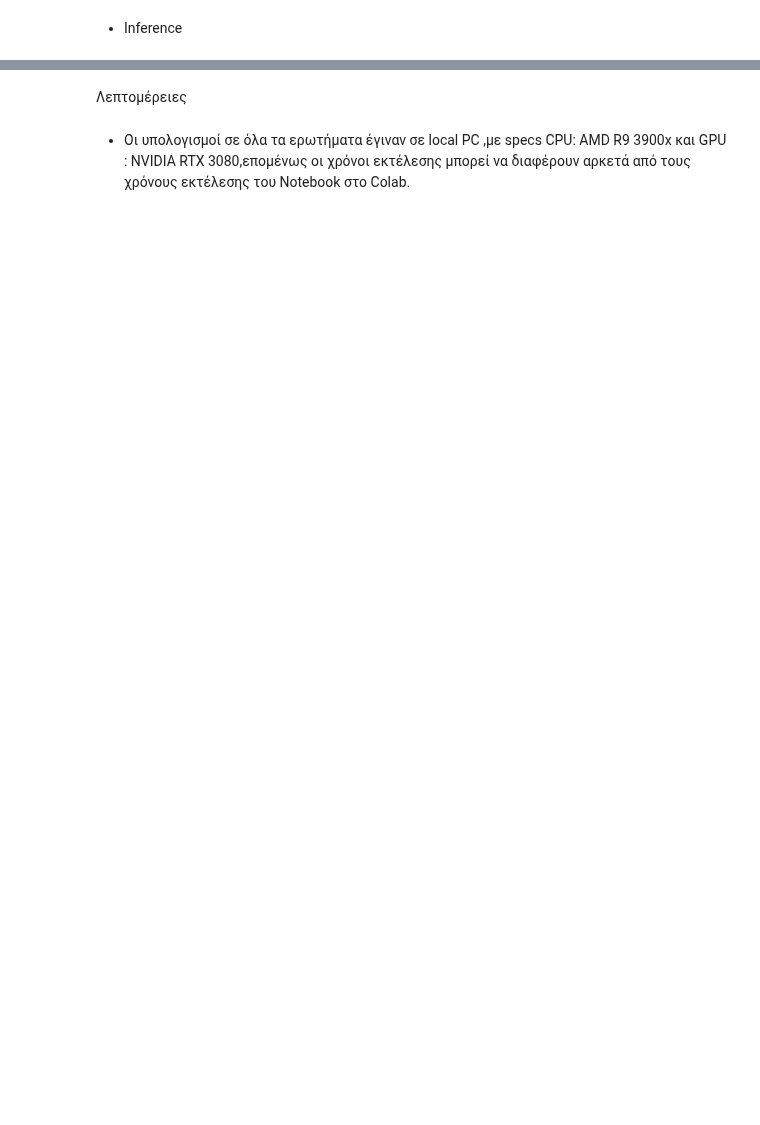
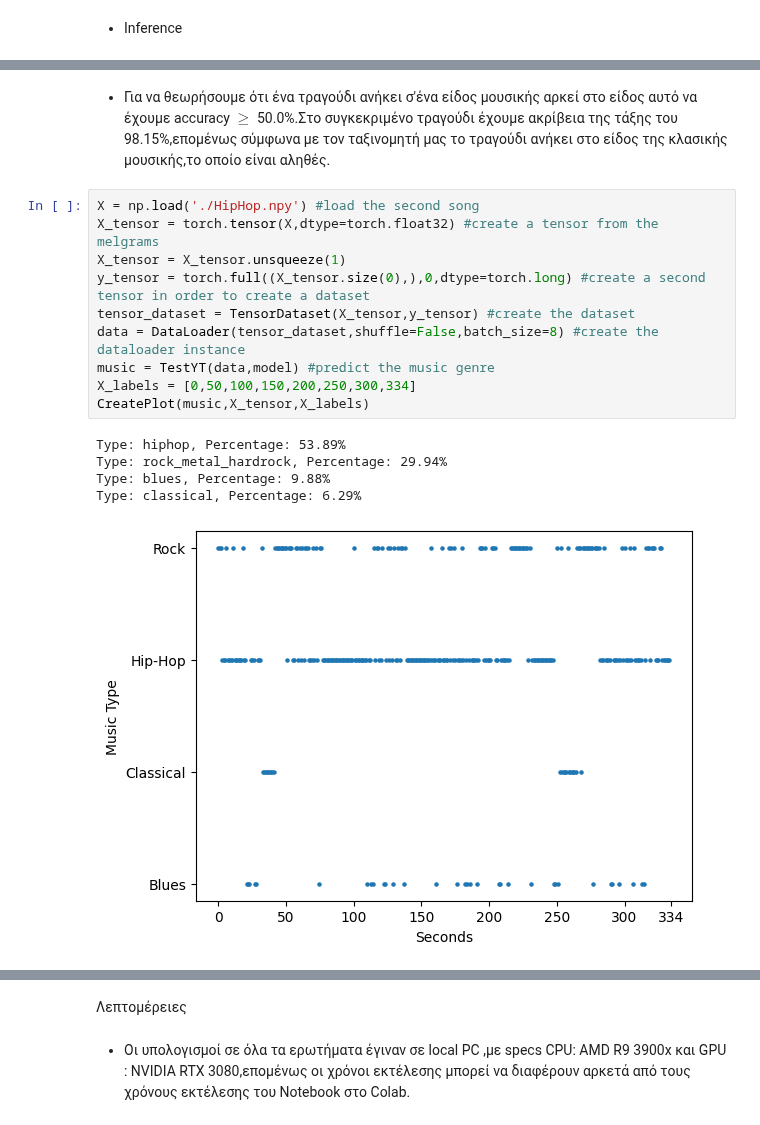
Before and after one commit to natedrake7/MachineLearning, a Jupyter notebook: Project3/Project3.ipynb, the cells around one changed output, grey strips where cells are left out. Drawn from its saved outputs; the diff is of its cells as text; blank space fills up the shorter version.

```diff
--- a/Project3/Project3.ipynb
+++ b/Project3/Project3.ipynb
@@ -590,0 +696,18 @@ WARNING: Post-Processor arguments given without specifying name. The arguments w
+# %% [markdown]
+* Για να θεωρήσουμε ότι ένα τραγούδι ανήκει σ'ένα είδος μουσικής αρκεί στο είδος αυτό να έχουμε accuracy $\geq$ 50.0%.Στο συγκεκριμένο τραγούδι έχουμε ακρίβεια της τάξης του 98.15%,επομένως σύμφωνα με τον ταξινομητή μας το τραγούδι ανήκει στο είδος της κλασικής μουσικής,το οποίο είναι αληθές.
+# %%
+X = np.load('./HipHop.npy') #load the second song
+X_tensor = torch.tensor(X,dtype=torch.float32) #create a tensor from the melgrams
+X_tensor = X_tensor.unsqueeze(1)
+y_tensor = torch.full((X_tensor.size(0),),0,dtype=torch.long) #create a second tensor in order to create a dataset
+tensor_dataset = TensorDataset(X_tensor,y_tensor) #create the dataset
+data = DataLoader(tensor_dataset,shuffle=False,batch_size=8) #create the dataloader instance
+music = TestYT(data,model) #predict the music genre
+X_labels = [0,50,100,150,200,250,300,334]
+CreatePlot(music,X_tensor,X_labels)
+# %% [output]
+Type: hiphop, Percentage: 53.89%
+Type: rock_metal_hardrock, Percentage: 29.94%
+Type: blues, Percentage: 9.88%
+Type: classical, Percentage: 6.29%
+[figure, added]
```
Also changed, not shown: parts of 60 cells of this notebook.
